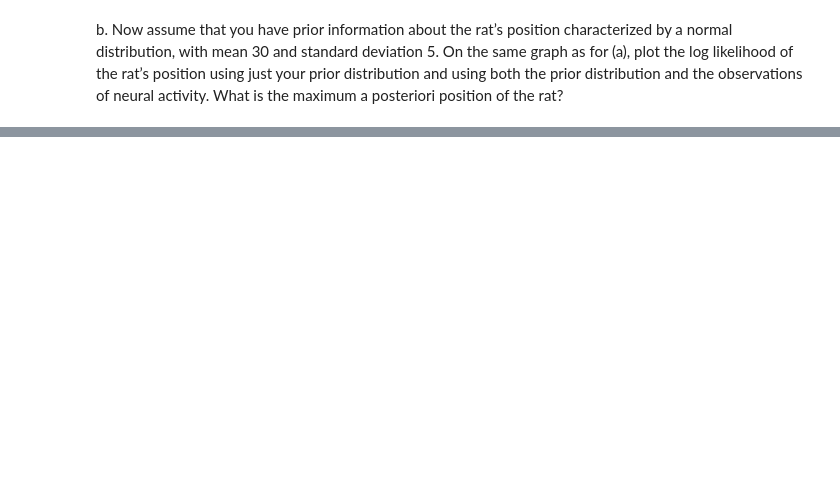
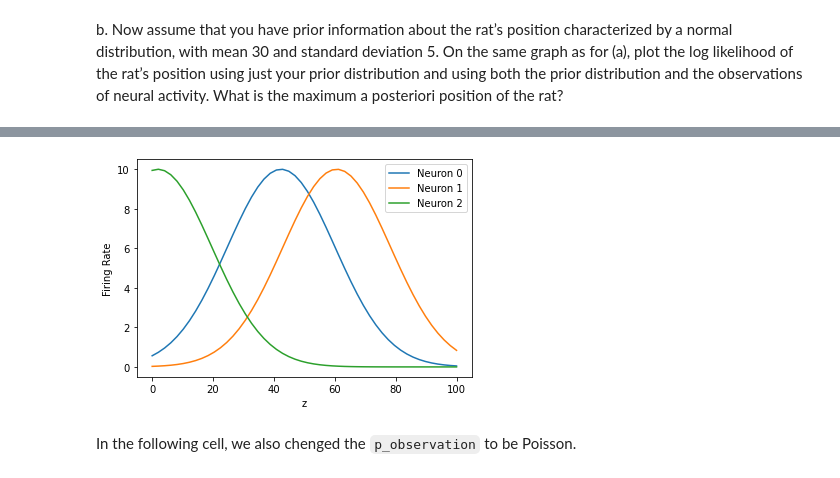
Before and after one commit to SaiAkhilVudattu/Neuro_classes, a Jupyter notebook: signal_processing/HW6/HW6.ipynb, the cells around one changed output, grey strips where cells are left out. Saved outputs shown, nothing was run; the diff lists cells and outputs as text; code cells hidden in the pictures; blank space fills up the shorter version.

```diff
--- a/signal_processing/HW6/HW6.ipynb
+++ b/signal_processing/HW6/HW6.ipynb
@@ -136,0 +177,9 @@ b. Now assume that you have prior information about the rat’s position charact
+# %%
+## For our observations, we will define Place Fields with Gaussian-like receptive fields
+NumberOfNeurons = 20
+PF_Centers = np.random.rand(NumberOfNeurons) * 100 # Place fields center between 0 and 100
+PF_Max = 10 # Maximum firing rate
+PF_Width = 25 # Width or fall off in space of Place fields
+
+def mean_rate(z):
+    return np.exp(-((z - PF_Centers)/PF_Width)**2) * PF_Max
@@ -136,0 +204,13 @@ b. Now assume that you have prior information about the rat’s position charact
+# %%
+# Plot some example receptive fields
+z = np.linspace(0,100)
+nn = np.array([mean_rate(z_) for z_ in z])
+plt.plot(z,nn[:,0], label='Neuron 0')
+plt.plot(z,nn[:,1], label='Neuron 1')
+plt.plot(z,nn[:,2], label='Neuron 2')
+plt.gca().set_ylabel('Firing Rate')
+plt.gca().set_xlabel('z')
+plt.legend()
+plt.show()
+# %% [output]
+[figure, added]
@@ -136,0 +225,2 @@ b. Now assume that you have prior information about the rat’s position charact
+# %% [markdown]
+In the following cell, we also chenged the ``p_observation`` to be Poisson.
```
Also changed, not shown: parts of 55 cells of this notebook, 1 other file.
